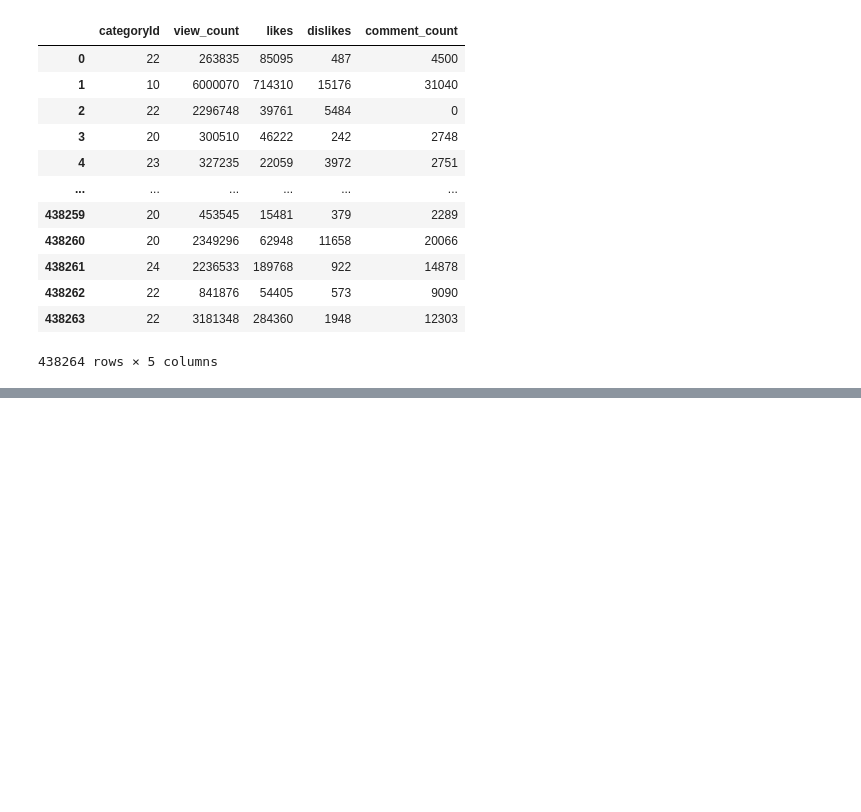
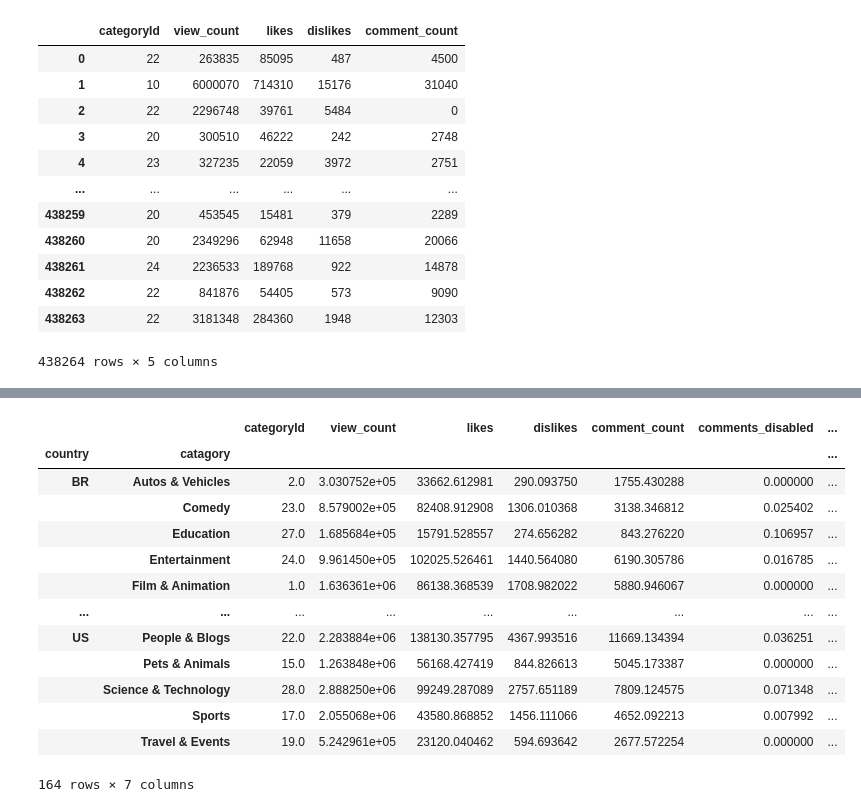
Before and after one commit to pmundot/youtube, a Jupyter notebook: Youtube_Worldwide.ipynb, the cells around one changed output, grey strips where cells are left out. Drawn from its saved outputs; the diff is of its cells as text; code cells hidden in the pictures; blank space fills up the shorter version.

```diff
--- a/Youtube_Worldwide.ipynb
+++ b/Youtube_Worldwide.ipynb
@@ -143,0 +274,17 @@ array([[<matplotlib.axes._subplots.AxesSubplot object at 0x...>,
+# %%
+result.groupby(['country','catagory']).mean()
+# %% [output]
+|  |  | categoryId | view_count | likes | dislikes | comment_count | comments_disabled | ... |
+| country | catagory |  |  |  |  |  |  | ... |
+| BR | Autos & Vehicles | 2.0 | 3.030752e+05 | 33662.612981 | 290.093750 | 1755.430288 | 0.000000 | ... |
+|  | Comedy | 23.0 | 8.579002e+05 | 82408.912908 | 1306.010368 | 3138.346812 | 0.025402 | ... |
+|  | Education | 27.0 | 1.685684e+05 | 15791.528557 | 274.656282 | 843.276220 | 0.106957 | ... |
+|  | Entertainment | 24.0 | 9.961450e+05 | 102025.526461 | 1440.564080 | 6190.305786 | 0.016785 | ... |
+|  | Film & Animation | 1.0 | 1.636361e+06 | 86138.368539 | 1708.982022 | 5880.946067 | 0.000000 | ... |
+| ... | ... | ... | ... | ... | ... | ... | ... | ... |
+| US | People & Blogs | 22.0 | 2.283884e+06 | 138130.357795 | 4367.993516 | 11669.134394 | 0.036251 | ... |
+|  | Pets & Animals | 15.0 | 1.263848e+06 | 56168.427419 | 844.826613 | 5045.173387 | 0.000000 | ... |
+|  | Science & Technology | 28.0 | 2.888250e+06 | 99249.287089 | 2757.651189 | 7809.124575 | 0.071348 | ... |
+|  | Sports | 17.0 | 2.055068e+06 | 43580.868852 | 1456.111066 | 4652.092213 | 0.007992 | ... |
+|  | Travel & Events | 19.0 | 5.242961e+05 | 23120.040462 | 594.693642 | 2677.572254 | 0.000000 | ... |
+164 rows × 7 columns
```
Also changed, not shown: parts of 15 cells of this notebook.
